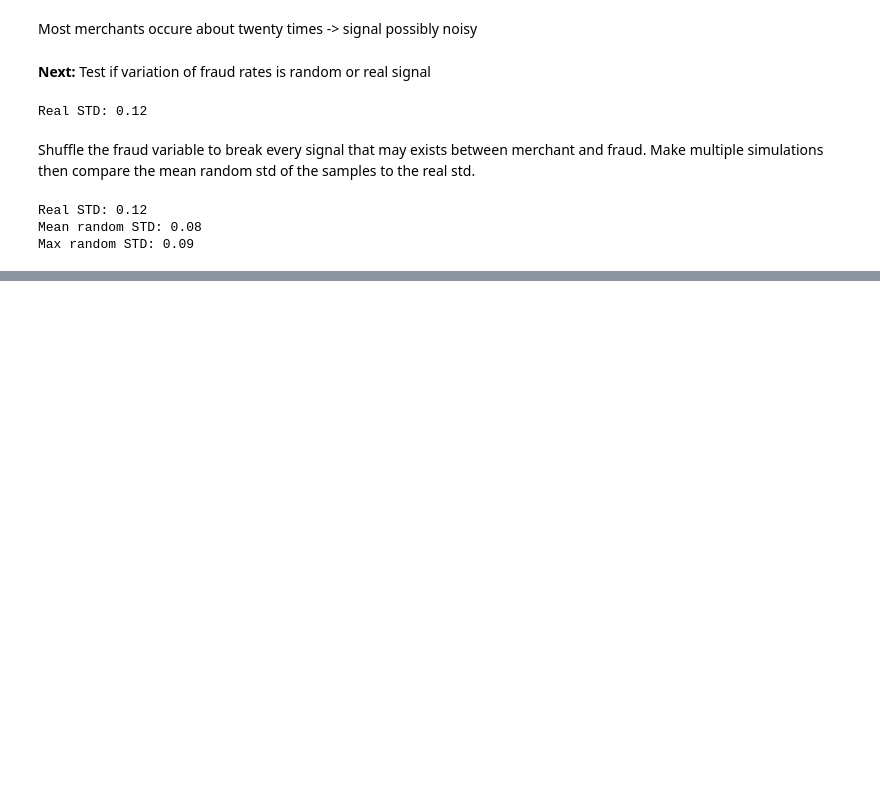
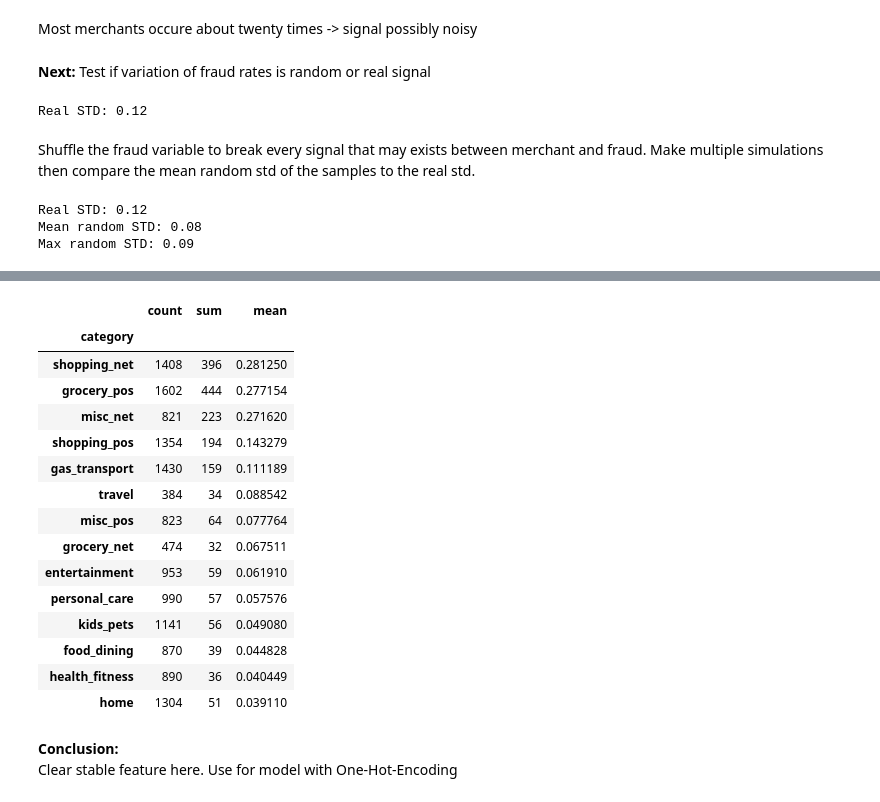
Before and after one commit to jalbersdoerfer/credit-card-fraud-detection, a Jupyter notebook: credit_card_fraud_new_data.ipynb, the cells around one changed output, grey strips where cells are left out. Saved outputs shown, nothing was run; the diff lists cells and outputs as text; code cells hidden in the pictures; blank space fills up the shorter version.

Commit message:
EDA Univariate/Bivariate: category

```diff
--- a/credit_card_fraud_new_data.ipynb
+++ b/credit_card_fraud_new_data.ipynb
@@ -154,0 +176,24 @@ Use feature in the model but use feature encoding with smoothing to balance out
+# %%
+# get fraud rate per category
+category_fraudrate = df.groupby('category')['is_fraud'].agg(['count','sum','mean']).sort_values('mean', ascending=False)
+category_fraudrate
+# %% [output]
+|  | count | sum | mean |
+| category |  |  |  |
+| shopping_net | 1408 | 396 | 0.281250 |
+| grocery_pos | 1602 | 444 | 0.277154 |
+| misc_net | 821 | 223 | 0.271620 |
+| shopping_pos | 1354 | 194 | 0.143279 |
+| gas_transport | 1430 | 159 | 0.111189 |
+| travel | 384 | 34 | 0.088542 |
+| misc_pos | 823 | 64 | 0.077764 |
+| grocery_net | 474 | 32 | 0.067511 |
+| entertainment | 953 | 59 | 0.061910 |
+| personal_care | 990 | 57 | 0.057576 |
+| kids_pets | 1141 | 56 | 0.049080 |
+| food_dining | 870 | 39 | 0.044828 |
+| health_fitness | 890 | 36 | 0.040449 |
+| home | 1304 | 51 | 0.039110 |
+# %% [markdown]
+**Conclusion:**\
+Clear stable feature here. Use for model with One-Hot-Encoding
```
Also changed, not shown: parts of 3 cells of this notebook.
